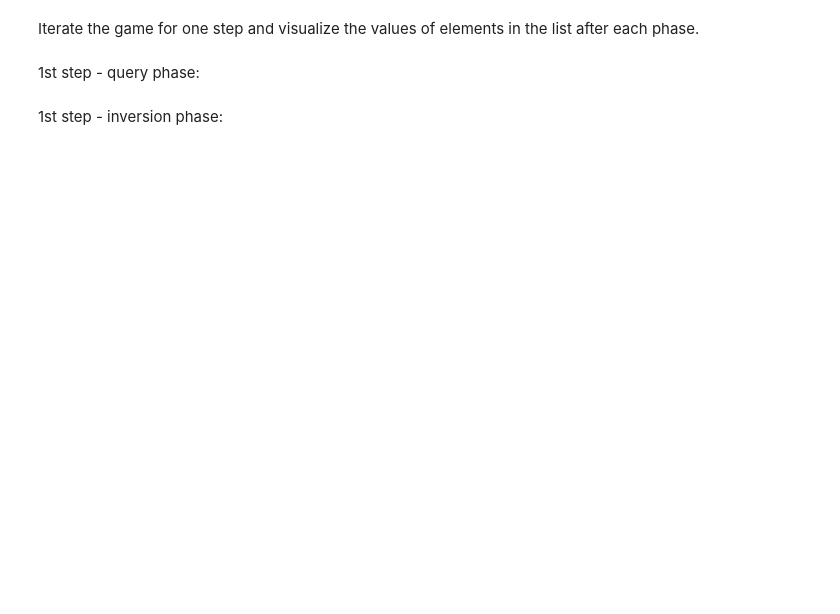
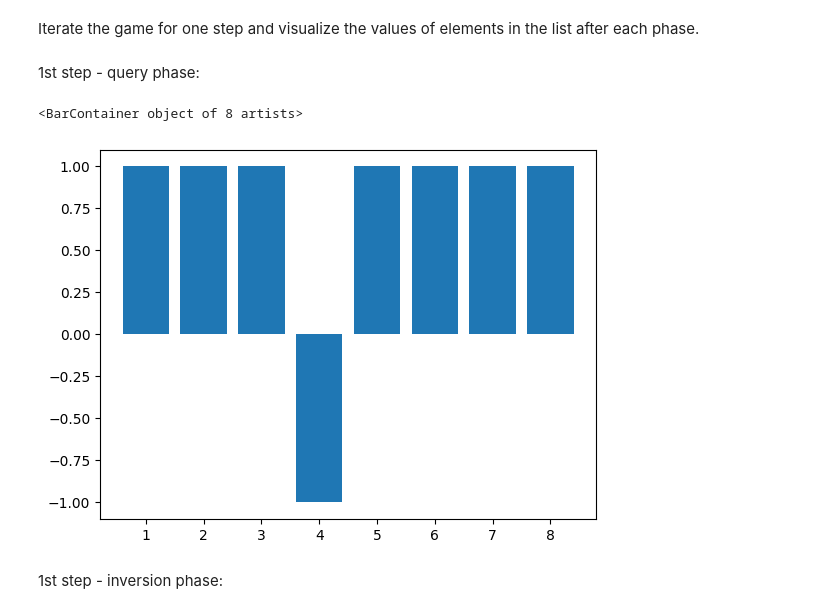
Before and after one commit to james-lucius/qureca_ADEQUATE, a Jupyter notebook: M3_51_Inversion_About_the_Mean_Exercise.ipynb, the cells around one changed output. Cells and saved outputs as stored; diff of their text form; code cells hidden in the pictures; blank space fills up the shorter version.

```diff
--- a/M3_51_Inversion_About_the_Mean_Exercise.ipynb
+++ b/M3_51_Inversion_About_the_Mean_Exercise.ipynb
@@ -85,12 +88,16 @@ Iterate the game for one step and visualize the values of elements in the list a
 # %%
 #
 # 1st step - query
 #
 
 # change the sign of the marked element, i.e., multiply it by -1
+elements[3] = -1 * elements[3]
 
 # visualize the values of elements in the list
 bar(labels,elements)
+# %% [output]
+<BarContainer object of 8 artists>
+[figure, added]
 # %% [markdown]
 1st step - inversion phase:
 # %%
```
Also changed, not shown: parts of 20 cells of this notebook.
